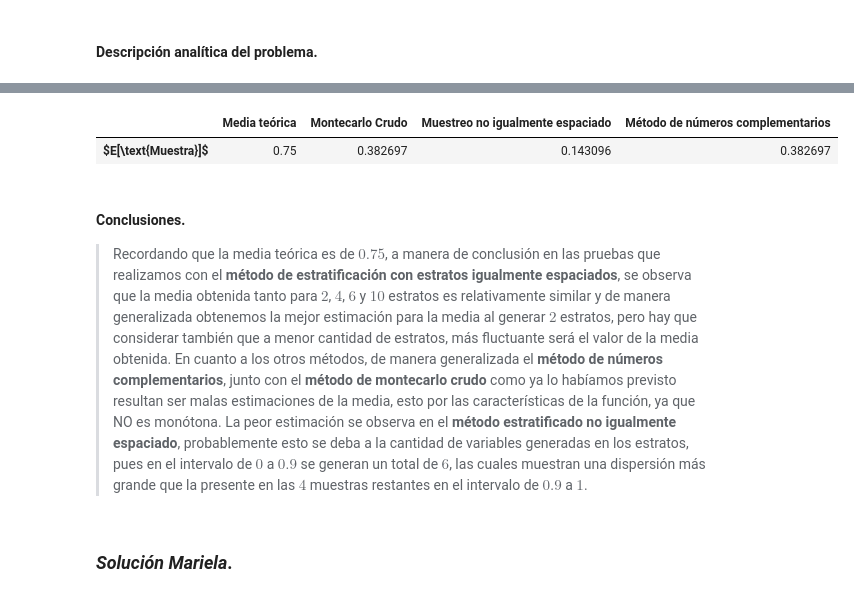
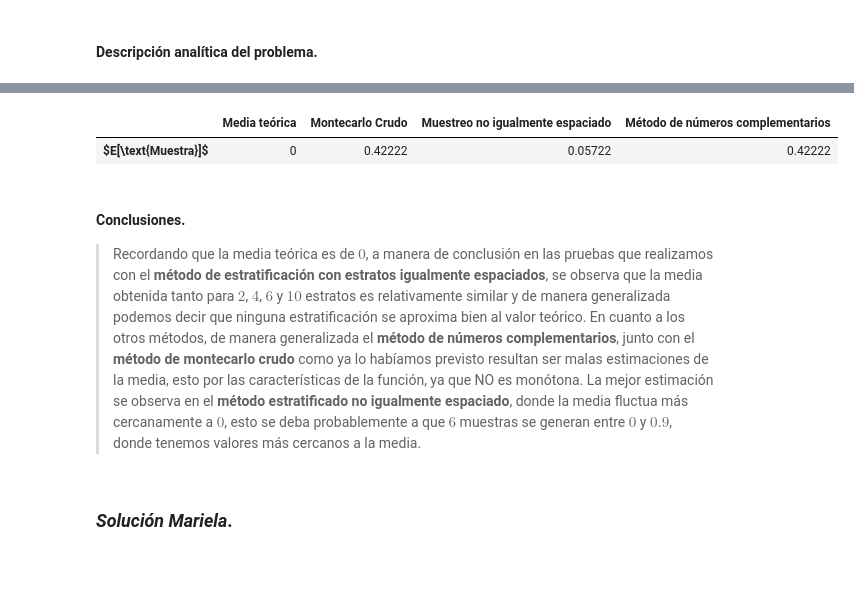
Before and after one commit to Bryan722176/ProyectoConjunto_LMariela_BAJuarez, a Jupyter notebook: Tarea8_MB.ipynb, the cells around one changed output, grey strips where cells are left out. Cells and saved outputs as stored; diff of their text form; code cells hidden in the pictures; blank space fills up the shorter version.

```diff
--- a/Tarea8_MB.ipynb
+++ b/Tarea8_MB.ipynb
@@ -185,19 +183,19 @@ La media utilizando el método de muestreo estratificado igualmente espaciado pa
 # %%
 # Organizamos toda la información recolectada en un data frame.
 data = pd.DataFrame(columns=['Media teórica','Montecarlo Crudo', 'Muestreo no igualmente espaciado',
                              'Método de números complementarios'],
                     index=['$E[\\text{Muestra}]$'])
 
-data['Media teórica'] = 0.75
+data['Media teórica'] = 0
 data['Montecarlo Crudo'] = media_montecarlo
 data['Muestreo no igualmente espaciado'] = media_muestraE
 data['Método de números complementarios'] = media_complementario
 data
 # %% [output]
 |  | Media teórica | Montecarlo Crudo | Muestreo no igualmente espaciado | Método de números complementarios |
-| $E[\text{Muestra}]$ | 0.75 | 0.382697 | 0.143096 | 0.382697 |
+| $E[\text{Muestra}]$ | 0 | 0.42222 | 0.05722 | 0.42222 |
 # %% [markdown]
 #### Conclusiones.
-> Recordando que la media teórica es de $0.75$, a manera de conclusión en las pruebas que realizamos con el **método de estratificación con estratos igualmente espaciados**, se observa que la media obtenida tanto para $2$, $4$, $6$ y $10$ estratos es relativamente similar y de manera generalizada obtenemos la mejor estimación para la media al generar $2$ estratos, pero hay que considerar también que a menor cantidad de estratos, más fluctuante será el valor de la media obtenida. En cuanto a los otros métodos, de manera generalizada el **método de números complementarios**, junto con el **método de montecarlo crudo** como ya lo habíamos previsto resultan ser malas estimaciones de la media, esto por las características de la función, ya que NO es monótona. La peor estimación se observa en el **método estratificado no igualmente espaciado**, probablemente esto se deba a la cantidad de variables generadas en los estratos, pues en el intervalo de $0$ a $0.9$ se generan un total de $6$, las cuales muestran una dispersión más grande que la presente en las $4$ muestras restantes en el intervalo de $0.9$ a $1$.
+> Recordando que la media teórica es de $0$, a manera de conclusión en las pruebas que realizamos con el **método de estratificación con estratos igualmente espaciados**, se observa que la media obtenida tanto para $2$, $4$, $6$ y $10$ estratos es relativamente similar y de manera generalizada podemos decir que ninguna estratificación se aproxima bien al valor teórico. En cuanto a los otros métodos, de manera generalizada el **método de números complementarios**, junto con el **método de montecarlo crudo** como ya lo habíamos previsto resultan ser malas estimaciones de la media, esto por las características de la función, ya que NO es monótona. La mejor estimación se observa en el **método estratificado no igualmente espaciado**, donde la media fluctua más cercanamente a $0$, esto se deba probablemente a que $6$ muestras se generan entre $0$ y $0.9$, donde tenemos valores más cercanos a la media.
 # %% [markdown]
 ### _Solución Mariela_.
```
Also changed, not shown: parts of 5 cells of this notebook.
